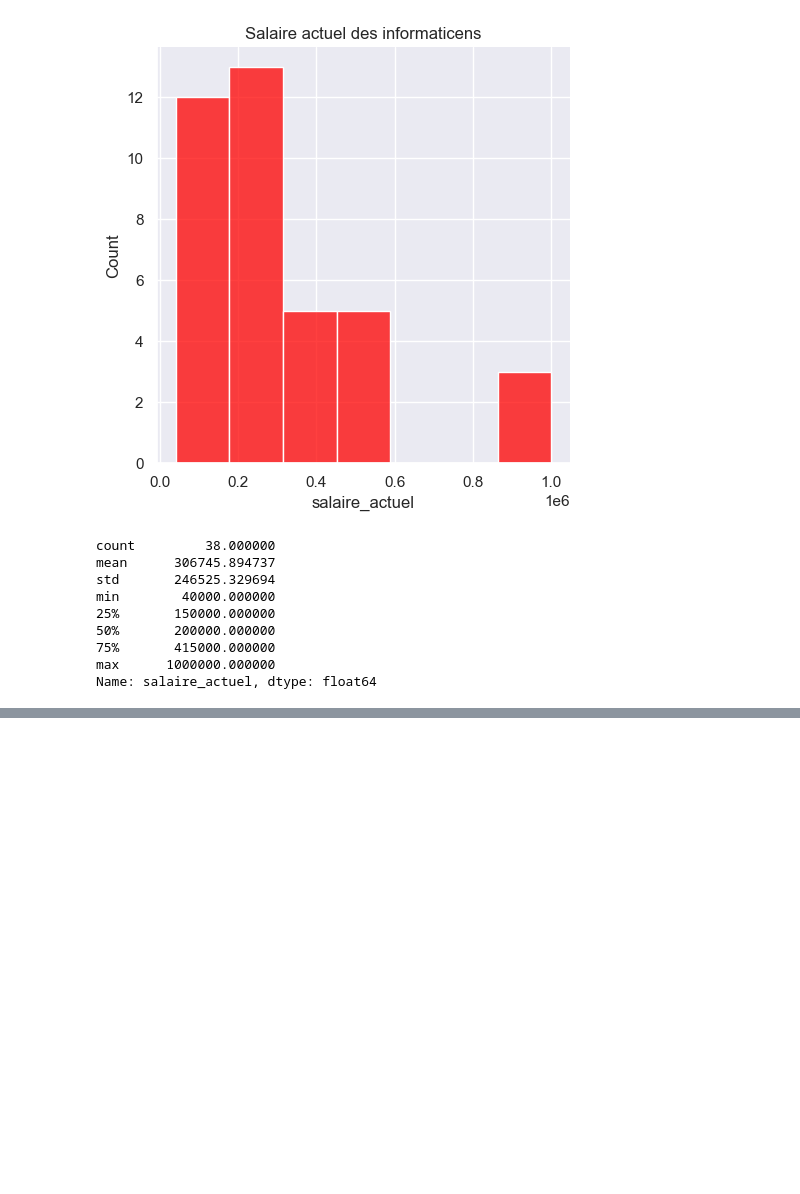
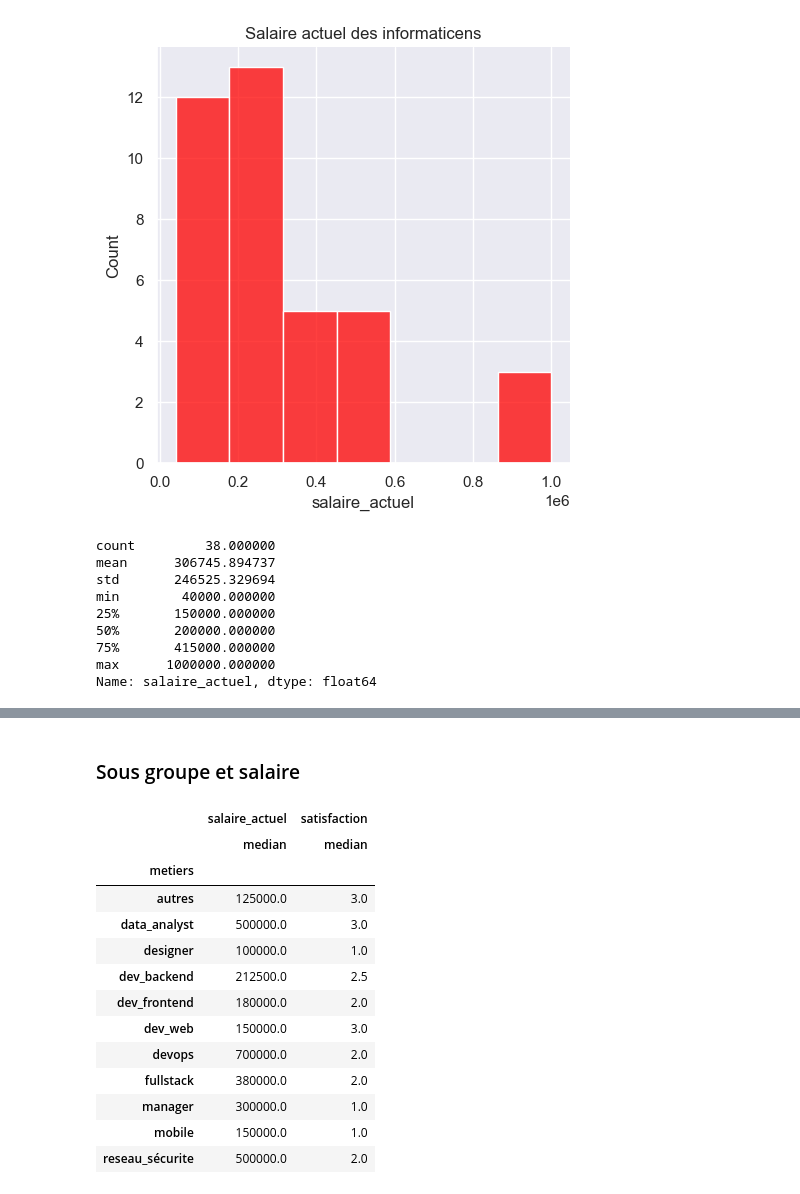
Before and after one commit to Shado2107/Python-machine-learning, a Jupyter notebook: Salary_analysis/salary-analysis.ipynb, the cells around one changed output, grey strips where cells are left out. Saved outputs shown, nothing was run; the diff lists cells and outputs as text; code cells hidden in the pictures; blank space fills up the shorter version.

```diff
--- a/Salary_analysis/salary-analysis.ipynb
+++ b/Salary_analysis/salary-analysis.ipynb
@@ -395,0 +452,20 @@ Name: salaire_actuel, dtype: float64
+# %% [markdown]
+### Sous groupe et salaire
+# %%
+result = data.groupby('metiers')[['salaire_actuel', 'satisfaction']].agg(['median'])
+result
+# %% [output]
+|  | salaire_actuel | satisfaction |
+|  | median | median |
+| metiers |  |  |
+| autres | 125000.0 | 3.0 |
+| data_analyst | 500000.0 | 3.0 |
+| designer | 100000.0 | 1.0 |
+| dev_backend | 212500.0 | 2.5 |
+| dev_frontend | 180000.0 | 2.0 |
+| dev_web | 150000.0 | 3.0 |
+| devops | 700000.0 | 2.0 |
+| fullstack | 380000.0 | 2.0 |
+| manager | 300000.0 | 1.0 |
+| mobile | 150000.0 | 1.0 |
+| reseau_sécurite | 500000.0 | 2.0 |
```
Also changed, not shown: parts of 15 cells of this notebook.
